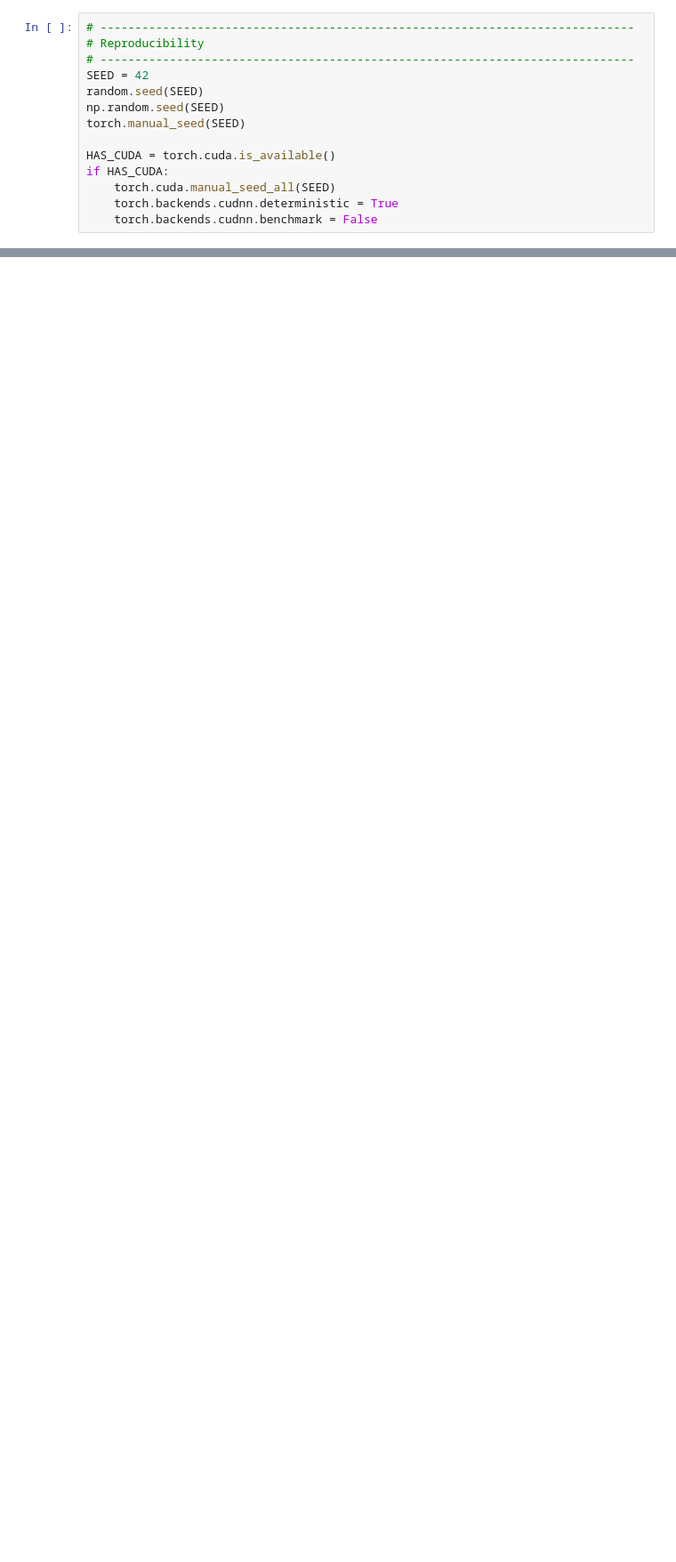
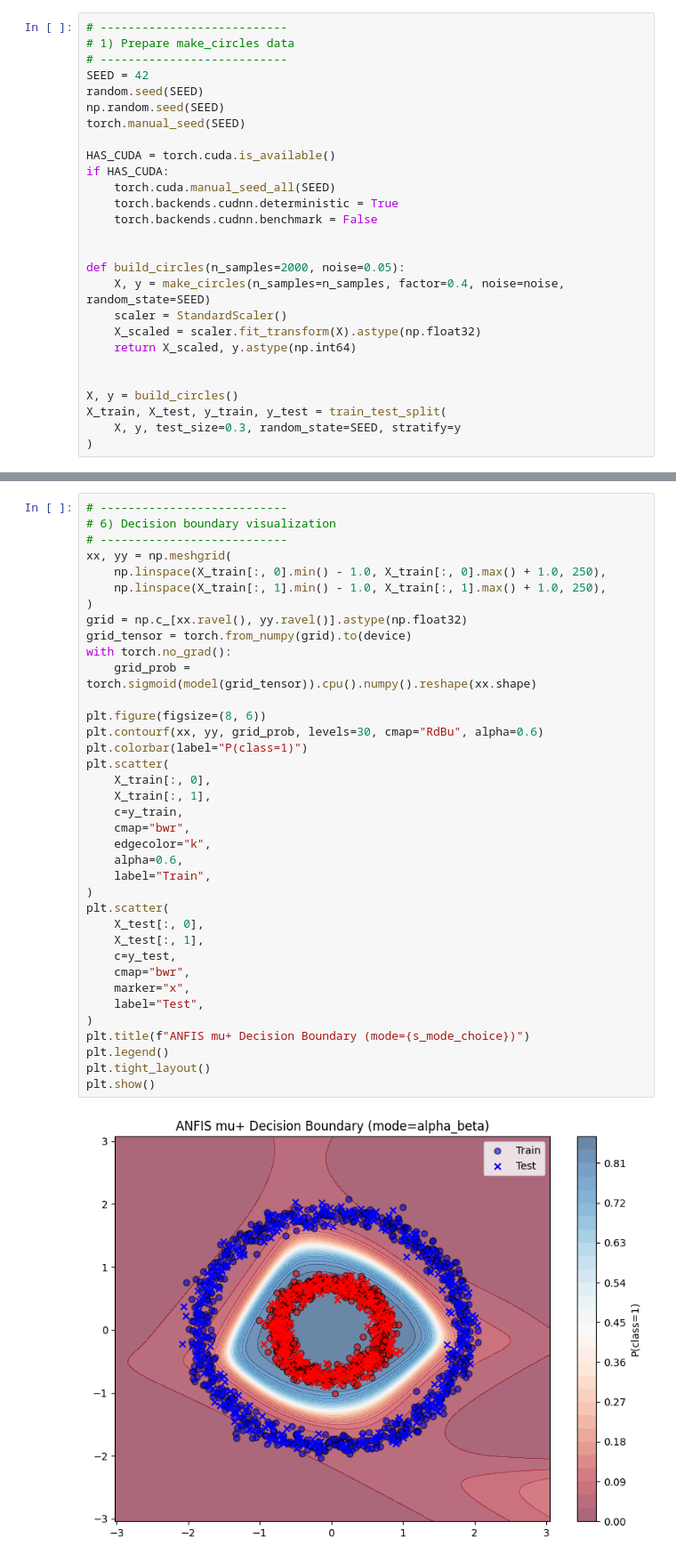
Before and after one commit to naforoutan/ReLaFIS, a Jupyter notebook: classification/circles/circles_advanced_mf.ipynb, the cells around one changed output, grey strips where cells are left out. Shown at 89% size. Saved outputs shown, nothing was run; the diff lists cells and outputs as text; blank space fills up the shorter version.

Commit message:
feat: circles refactored also swiss roll added

```diff
--- a/classification/circles/circles_advanced_mf.ipynb
+++ b/classification/circles/circles_advanced_mf.ipynb
@@ -11,9 +9,9 @@ from sklearn.datasets import make_circles
 from sklearn.model_selection import train_test_split
 from sklearn.preprocessing import StandardScaler
 # %%
-# -----------------------------------------------------------------------------
-# Reproducibility
-# -----------------------------------------------------------------------------
+# ---------------------------
+# 1) Prepare make_circles data
+# ---------------------------
 SEED = 42
 random.seed(SEED)
 np.random.seed(SEED)
@@ -24,4 +22,17 @@ if HAS_CUDA:
     torch.cuda.manual_seed_all(SEED)
     torch.backends.cudnn.deterministic = True
     torch.backends.cudnn.benchmark = False
+
+
+def build_circles(n_samples=2000, noise=0.05):
+    X, y = make_circles(n_samples=n_samples, factor=0.4, noise=noise, random_state=SEED)
+    scaler = StandardScaler()
+    X_scaled = scaler.fit_transform(X).astype(np.float32)
+    return X_scaled, y.astype(np.int64)
+
+
+X, y = build_circles()
+X_train, X_test, y_train, y_test = train_test_split(
+    X, y, test_size=0.3, random_state=SEED, stratify=y
+)
 # %%
@@ -334,0 +223,39 @@ Test RMSE:      0.1174
+# %%
+# ---------------------------
+# 6) Decision boundary visualization
+# ---------------------------
+xx, yy = np.meshgrid(
+    np.linspace(X_train[:, 0].min() - 1.0, X_train[:, 0].max() + 1.0, 250),
+    np.linspace(X_train[:, 1].min() - 1.0, X_train[:, 1].max() + 1.0, 250),
+)
+grid = np.c_[xx.ravel(), yy.ravel()].astype(np.float32)
+grid_tensor = torch.from_numpy(grid).to(device)
+with torch.no_grad():
+    grid_prob = torch.sigmoid(model(grid_tensor)).cpu().numpy().reshape(xx.shape)
+
+plt.figure(figsize=(8, 6))
+plt.contourf(xx, yy, grid_prob, levels=30, cmap="RdBu", alpha=0.6)
+plt.colorbar(label="P(class=1)")
+plt.scatter(
+    X_train[:, 0],
+    X_train[:, 1],
+    c=y_train,
+    cmap="bwr",
+    edgecolor="k",
+    alpha=0.6,
+    label="Train",
+)
+plt.scatter(
+    X_test[:, 0],
+    X_test[:, 1],
+    c=y_test,
+    cmap="bwr",
+    marker="x",
+    label="Test",
+)
+plt.title(f"ANFIS mu+ Decision Boundary (mode={s_mode_choice})")
+plt.legend()
+plt.tight_layout()
+plt.show()
+# %% [output]
+[figure, added]
```
Also changed, not shown: parts of 5 cells of this notebook, 5 other files.
